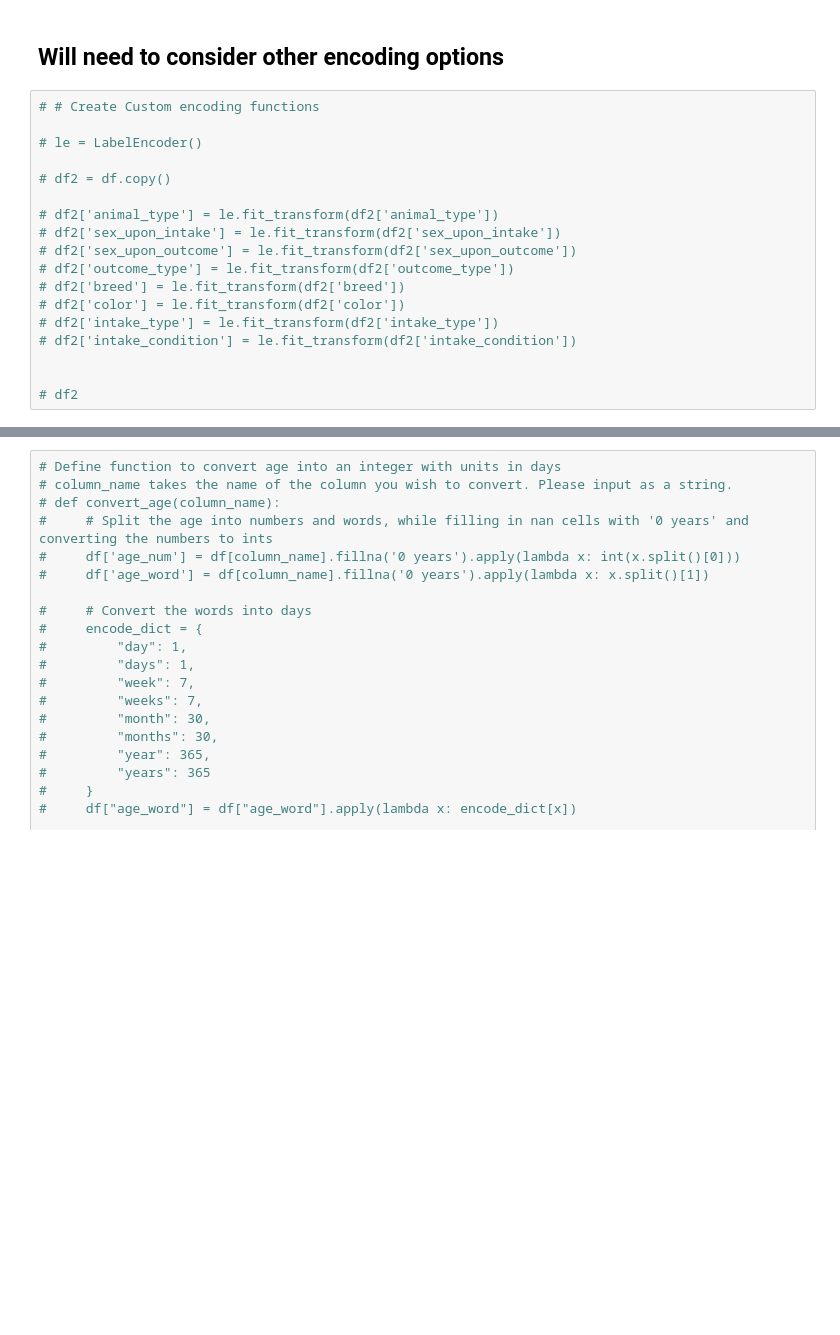
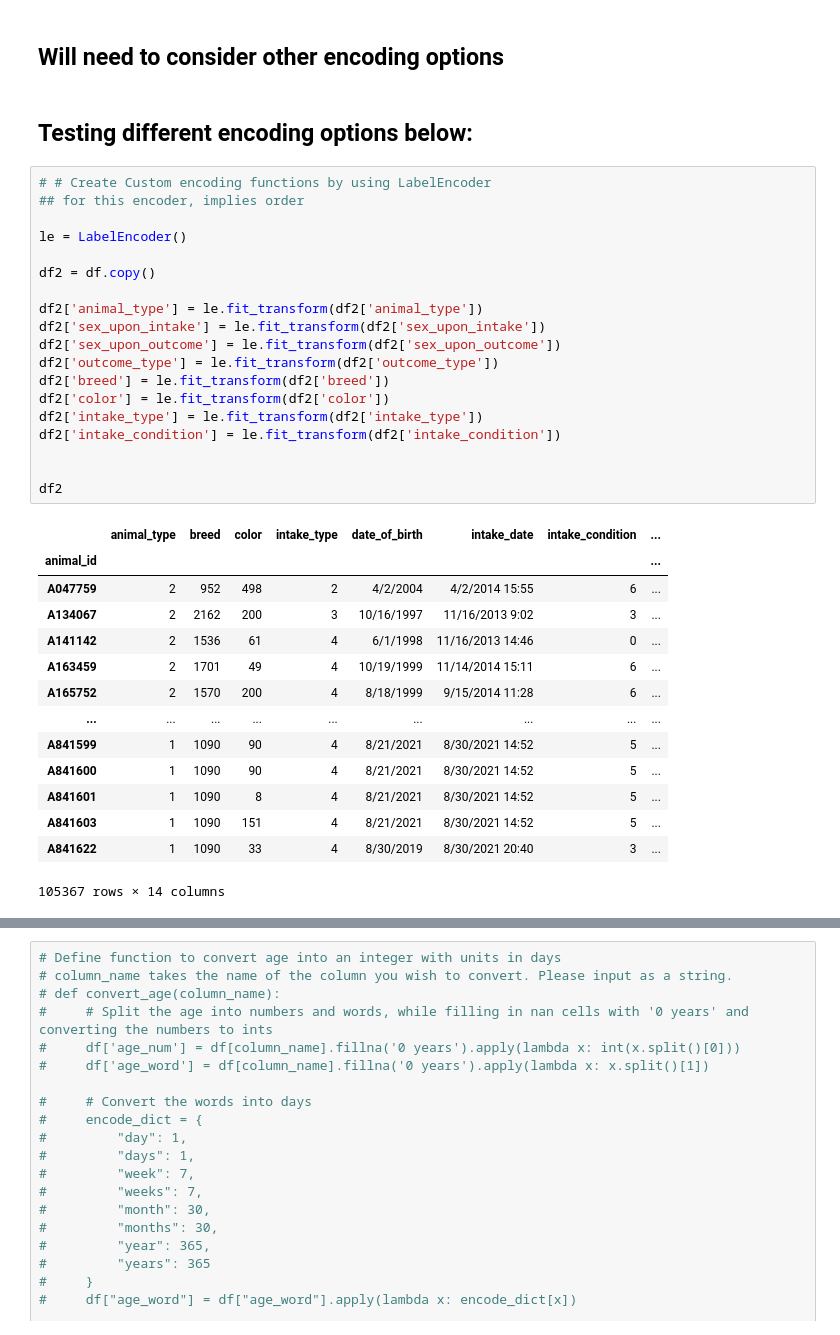
Before and after one commit to ilaha/Austin_AniML_Rescue, a Jupyter notebook: merged_csv_cleaning.ipynb, the cells around one changed output, grey strips where cells are left out. Drawn from its saved outputs; the diff is of its cells as text; blank space fills up the shorter version.

```diff
--- a/merged_csv_cleaning.ipynb
+++ b/merged_csv_cleaning.ipynb
@@ -125,20 +135,38 @@ df.head()
 # %% [markdown]
 ## Will need to consider other encoding options
+# %% [markdown]
+## Testing different encoding options below:
 # %%
-# # Create Custom encoding functions
+# # Create Custom encoding functions by using LabelEncoder
+## for this encoder, implies order
 
-# le = LabelEncoder()
+le = LabelEncoder()
 
-# df2 = df.copy()
+df2 = df.copy()
 
-# df2['animal_type'] = le.fit_transform(df2['animal_type'])
-# df2['sex_upon_intake'] = le.fit_transform(df2['sex_upon_intake'])
-# df2['sex_upon_outcome'] = le.fit_transform(df2['sex_upon_outcome'])
-# df2['outcome_type'] = le.fit_transform(df2['outcome_type'])
-# df2['breed'] = le.fit_transform(df2['breed'])
-# df2['color'] = le.fit_transform(df2['color'])
-# df2['intake_type'] = le.fit_transform(df2['intake_type'])
-# df2['intake_condition'] = le.fit_transform(df2['intake_condition'])
+df2['animal_type'] = le.fit_transform(df2['animal_type'])
+df2['sex_upon_intake'] = le.fit_transform(df2['sex_upon_intake'])
+df2['sex_upon_outcome'] = le.fit_transform(df2['sex_upon_outcome'])
+df2['outcome_type'] = le.fit_transform(df2['outcome_type'])
+df2['breed'] = le.fit_transform(df2['breed'])
+df2['color'] = le.fit_transform(df2['color'])
+df2['intake_type'] = le.fit_transform(df2['intake_type'])
+df2['intake_condition'] = le.fit_transform(df2['intake_condition'])
 
 
-# df2
+df2
+# %% [output]
+|  | animal_type | breed | color | intake_type | date_of_birth | intake_date | intake_condition | ... |
+| animal_id |  |  |  |  |  |  |  | ... |
+| A047759 | 2 | 952 | 498 | 2 | 4/2/2004 | 4/2/2014 15:55 | 6 | ... |
+| A134067 | 2 | 2162 | 200 | 3 | 10/16/1997 | 11/16/2013 9:02 | 3 | ... |
+| A141142 | 2 | 1536 | 61 | 4 | 6/1/1998 | 11/16/2013 14:46 | 0 | ... |
+| A163459 | 2 | 1701 | 49 | 4 | 10/19/1999 | 11/14/2014 15:11 | 6 | ... |
+| A165752 | 2 | 1570 | 200 | 4 | 8/18/1999 | 9/15/2014 11:28 | 6 | ... |
+| ... | ... | ... | ... | ... | ... | ... | ... | ... |
+| A841599 | 1 | 1090 | 90 | 4 | 8/21/2021 | 8/30/2021 14:52 | 5 | ... |
+| A841600 | 1 | 1090 | 90 | 4 | 8/21/2021 | 8/30/2021 14:52 | 5 | ... |
+| A841601 | 1 | 1090 | 8 | 4 | 8/21/2021 | 8/30/2021 14:52 | 5 | ... |
+| A841603 | 1 | 1090 | 151 | 4 | 8/21/2021 | 8/30/2021 14:52 | 5 | ... |
+| A841622 | 1 | 1090 | 33 | 4 | 8/30/2019 | 8/30/2021 20:40 | 3 | ... |
+105367 rows × 14 columns
```
Also changed, not shown: parts of 25 cells of this notebook.
